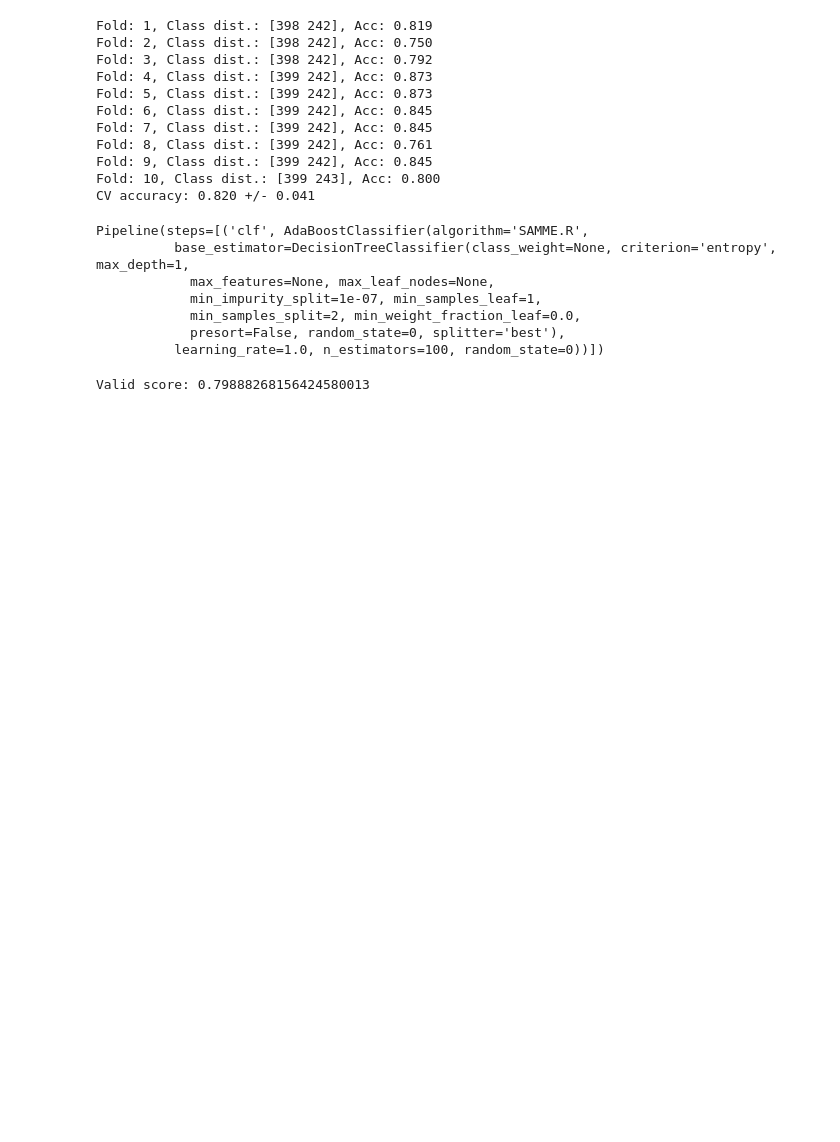
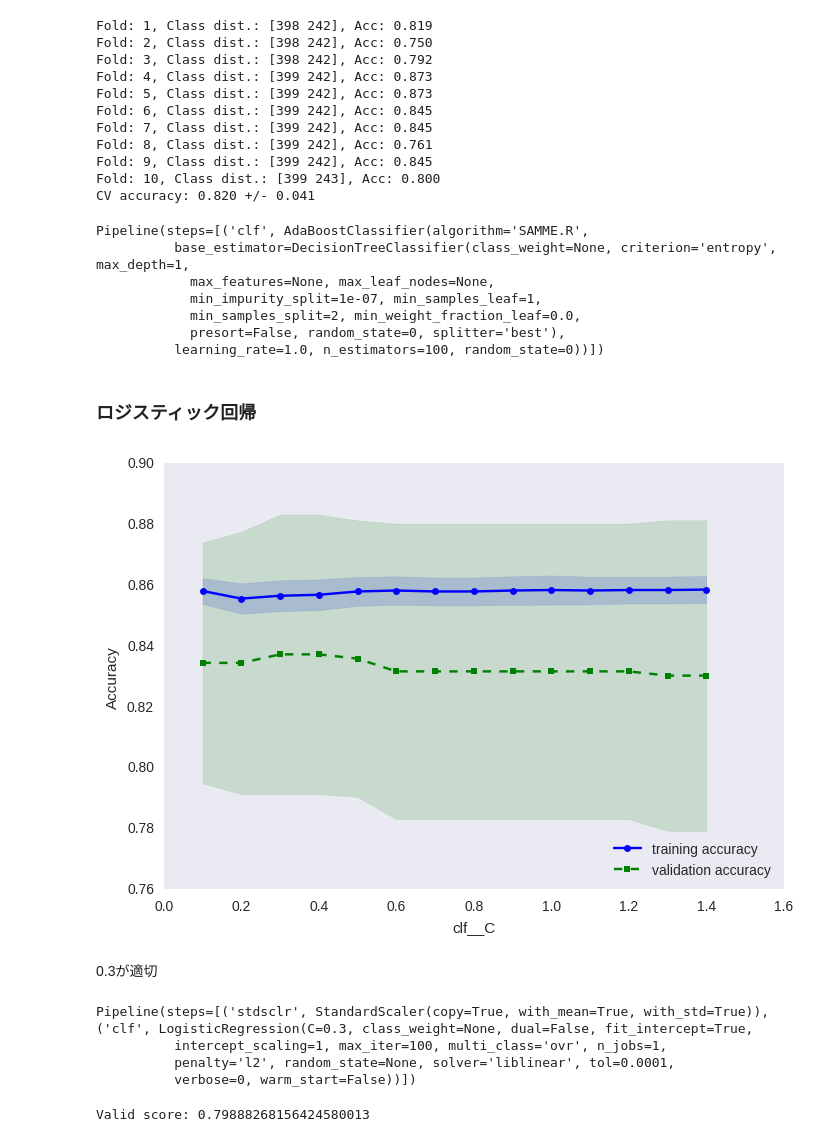
Before and after one commit to masa-ymd/python-machine-learning, a Jupyter notebook: kaggle/titanic.ipynb, the cells around one changed output. Drawn from its saved outputs; the diff is of its cells as text; code cells hidden in the pictures; blank space fills up the shorter version.

```diff
--- a/kaggle/titanic.ipynb
+++ b/kaggle/titanic.ipynb
@@ -942,10 +967,9 @@ Pipeline(steps=[('stdsclr', StandardScaler(copy=True, with_mean=True, with_std=T
 # %%
 # グリッドサーチ
 param_grid = [{
-#        'pca__n_components': range(10, 40, 10),
-#        'clf__C': np.arange(0.1, 1.3, 0.1),
-        'clf__C': [1000, 2000, 2500, 2700],
-        'clf__gamma': [0.0007, 0.0008, 0.0009, 0.0010, 0.0011]
+        'pca__n_components': [None, 10, 15, 20, 25, 30, 35],
+#        'clf__C': [1000, 2000, 2500, 2700],
+#        'clf__gamma': [0.0007, 0.0008, 0.0009, 0.0010, 0.0011]
 }]
 gs = GridSearchCV(estimator=pipe_svm, param_grid=param_grid, scoring='accuracy', cv=10, n_jobs=-1, verbose=1)
 # %%
@@ -1026,12 +1040,11 @@ submission.to_csv('result/prediction_svm.csv', index=False)
 # %%
-# adaboost
 from sklearn.ensemble import AdaBoostClassifier
 from sklearn.tree import DecisionTreeClassifier
 
 ada = AdaBoostClassifier(
     base_estimator=DecisionTreeClassifier(criterion='entropy', max_depth=1, random_state=0),
     n_estimators=100,
-    random_state=0
+    random_state=0,
 )
 
 pipe_ada = Pipeline([
@@ -1074,15 +1087,30 @@ submission = pd.DataFrame({
         'Survived': pipe_ada.predict(X_test).astype(int)
     })
 submission.to_csv('result/prediction_ada.csv', index=False)
+# %% [markdown]
+### ロジスティック回帰
 # %%
-# 回帰系アルゴリズム
 from sklearn.linear_model import LogisticRegression
 lr = LogisticRegression()
 
 pipe_lr = Pipeline([
         ('stdsclr', StandardScaler()),
-        ('clf', ada)
+        ('clf', lr)
 ])
+# %%
+# C（正則化の強度）
+bias_variance_graph(estimator=pipe_lr, X=X_train, y=y_train, param_range=np.arange(0.1, 1.5, 0.1), param_name='clf__C')
+# %% [output]
+[figure, added]
+# %% [markdown]
+0.3が適切
+# %%
+pipe_lr.set_params(**{'clf__C': 0.3})
+# %% [output]
+Pipeline(steps=[('stdsclr', StandardScaler(copy=True, with_mean=True, with_std=True)), ('clf', LogisticRegression(C=0.3, class_weight=None, dual=False, fit_intercept=True,
+          intercept_scaling=1, max_iter=100, multi_class='ovr', n_jobs=1,
+          penalty='l2', random_state=None, solver='liblinear', tol=0.0001,
+          verbose=0, warm_start=False))])
 # %%
 pipe_lr.fit(X_train, y_train)
 print('Valid score: %.20f' % accuracy_score(y_pred=pipe_lr.predict(X_valid), y_true=y_valid))
```
Also changed, not shown: parts of 77 cells of this notebook, 9 other files.
